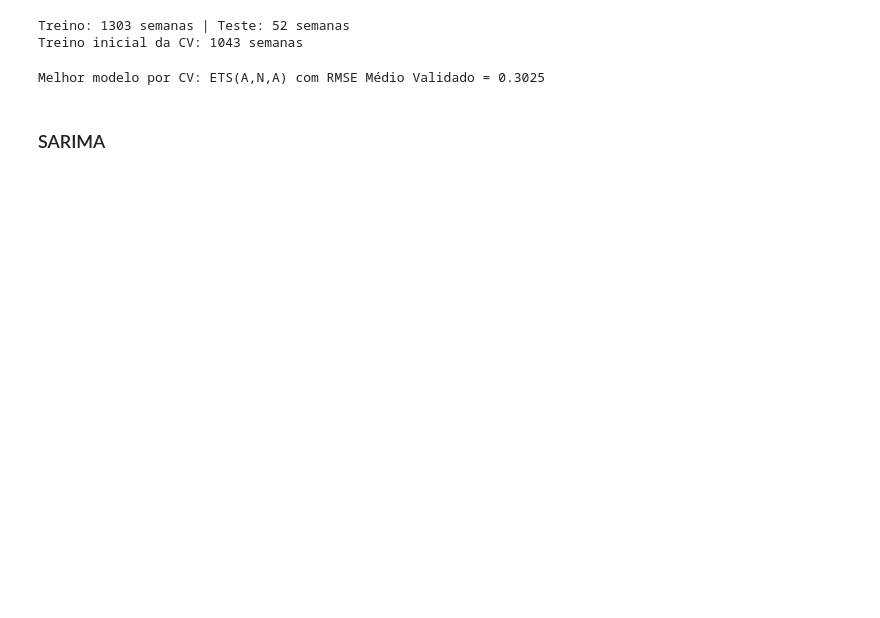
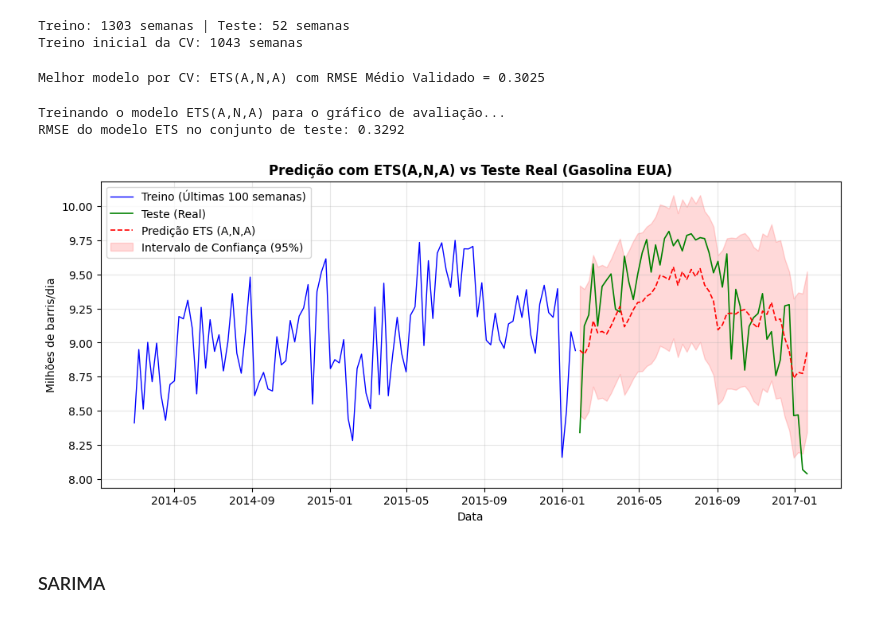
Before and after one commit to giu-garrido/ast-gasolina-eua, a Jupyter notebook: notebooks/AST_2026_Trabalho_Final_Problema_05_Gasolina_EUA.ipynb, the cells around one changed output. Cells and saved outputs as stored; diff of their text form; code cells hidden in the pictures; blank space fills up the shorter version.

```diff
--- a/notebooks/AST_2026_Trabalho_Final_Problema_05_Gasolina_EUA.ipynb
+++ b/notebooks/AST_2026_Trabalho_Final_Problema_05_Gasolina_EUA.ipynb
@@ -326,6 +329,50 @@ for e in error_opts:
 print(f"Melhor modelo por CV: {best_cv_model_name} com RMSE Médio Validado = {best_cv_rmse:.4f}")
 # %% [output]
 Melhor modelo por CV: ETS(A,N,A) com RMSE Médio Validado = 0.3025
+# %%
+# Treinar o melhor modelo ETS (A,N,A) no conjunto de treino completo
+print("Treinando o modelo ETS(A,N,A) para o gráfico de avaliação...")
+model_ets_final = ETSModel(
+    train_df.Volume_Milhoes_Barris_Dia,
+    error='add',
+    trend=None,
+    seasonal='add',
+    seasonal_periods=m
+)
+fit_ets_final = model_ets_final.fit(disp=False)
+
+# Realizar predição para o horizonte de teste h = 52 com intervalo de confiança
+forecast_ets_res = fit_ets_final.get_prediction(start=test_df.index[0], end=test_df.index[-1])
+preds_ets = forecast_ets_res.predicted_mean
+conf_int_ets = forecast_ets_res.summary_frame(alpha=0.05)
+
+# Calcular RMSE no conjunto de teste
+rmse_ets_test = root_mean_squared_error(test_df.Volume_Milhoes_Barris_Dia, preds_ets)
+print(f"RMSE do modelo ETS no conjunto de teste: {rmse_ets_test:.4f}")
+
+# Plot do resultado para avaliação no conjunto de teste
+plt.figure(figsize=(12, 5))
+plt.plot(train_df.Volume_Milhoes_Barris_Dia.iloc[-100:], label="Treino (Últimas 100 semanas)", color="blue", linewidth=1)
+plt.plot(test_df.Volume_Milhoes_Barris_Dia, label="Teste (Real)", color="green", linewidth=1.2)
+plt.plot(preds_ets, label="Predição ETS (A,N,A)", color="red", linestyle="--", linewidth=1.2)
+plt.fill_between(
+    test_df.index,
+    conf_int_ets["pi_lower"],
+    conf_int_ets["pi_upper"],
+    color="red",
+    alpha=0.15,
+    label="Intervalo de Confiança (95%)"
+)
+plt.title("Predição com ETS(A,N,A) vs Teste Real (Gasolina EUA)", fontweight="bold")
+plt.xlabel("Data")
+plt.ylabel("Milhões de barris/dia")
+plt.grid(alpha=0.3)
+plt.legend()
+plt.show()
+# %% [output]
+Treinando o modelo ETS(A,N,A) para o gráfico de avaliação...
+RMSE do modelo ETS no conjunto de teste: 0.3292
+[figure, added]
 # %% [markdown]
 ### SARIMA
 # %%
```
Also changed, not shown: parts of 27 cells of this notebook.
